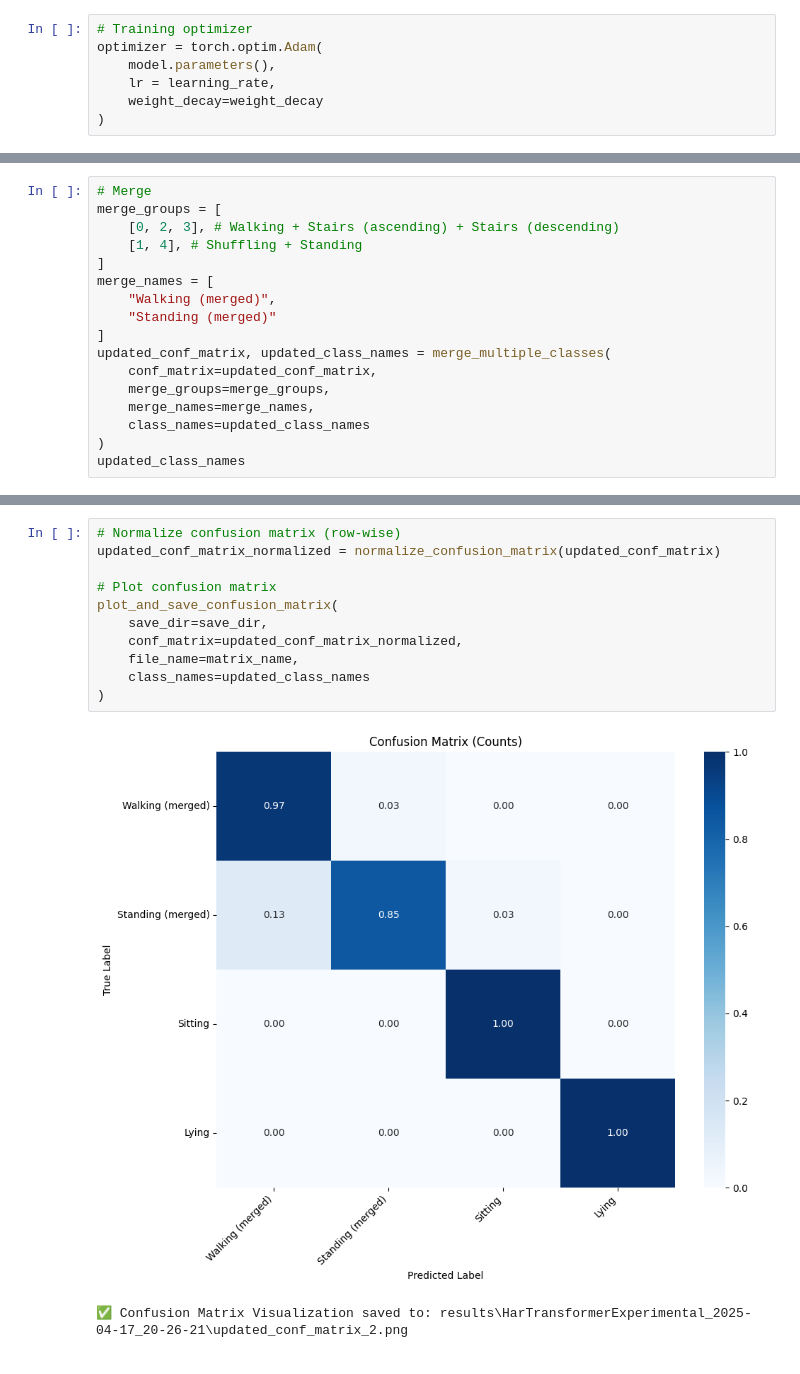
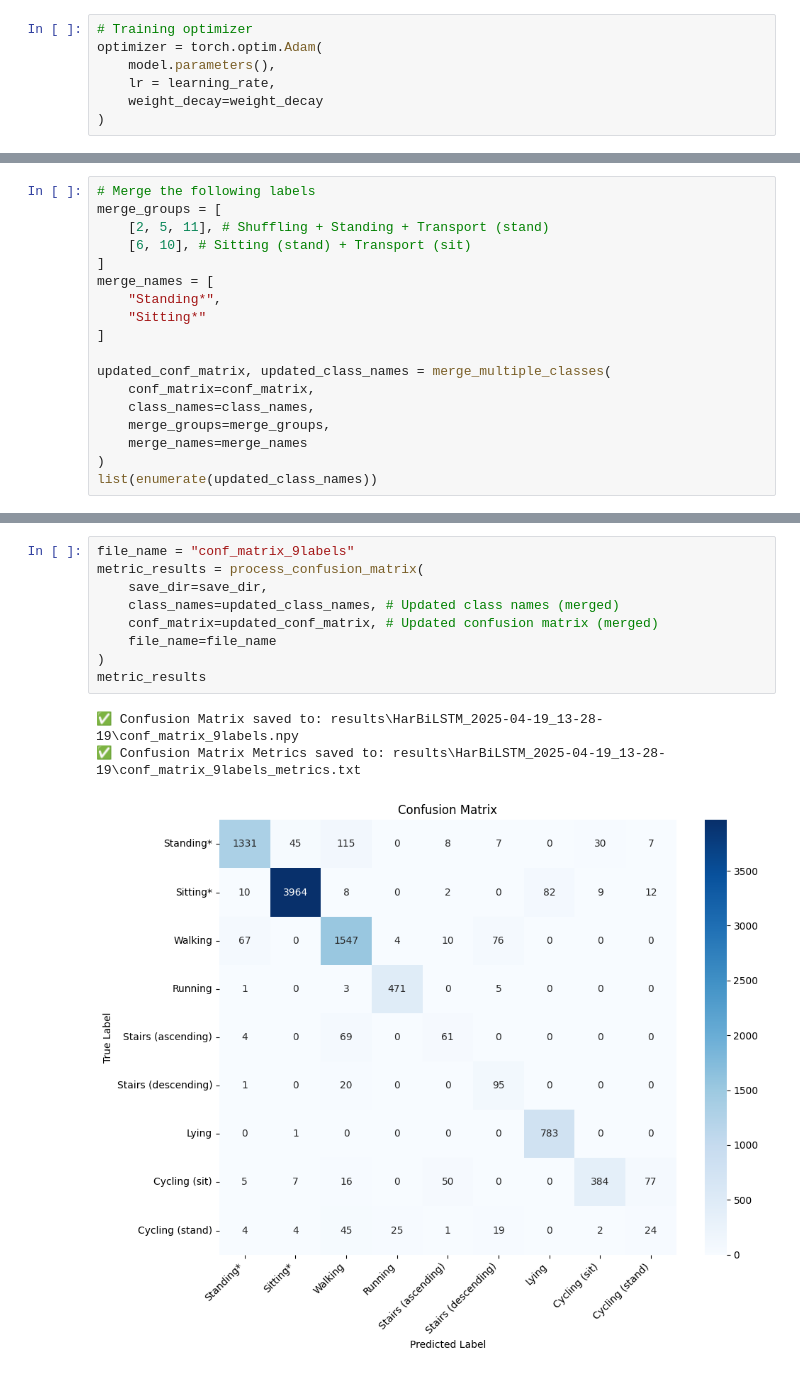
Before and after one commit to thenoobychocobo/human-activity-recognition-70plus, a Jupyter notebook: notebooks/model_training.ipynb, the cells around one changed output, grey strips where cells are left out. Drawn from its saved outputs; the diff is of its cells as text.

```diff
--- a/notebooks/model_training.ipynb
+++ b/notebooks/model_training.ipynb
@@ -311,18 +251,19 @@ updated_class_names
 # %%
-# Merge
+# Merge the following labels
 merge_groups = [
-    [0, 2, 3], # Walking + Stairs (ascending) + Stairs (descending)
-    [1, 4], # Shuffling + Standing
+    [2, 5, 11], # Shuffling + Standing + Transport (stand)
+    [6, 10], # Sitting (stand) + Transport (sit)
 ]
 merge_names = [
-    "Walking (merged)",
-    "Standing (merged)"
+    "Standing*",
+    "Sitting*"
 ]
+
 updated_conf_matrix, updated_class_names = merge_multiple_classes(
-    conf_matrix=updated_conf_matrix,
+    conf_matrix=conf_matrix,
+    class_names=class_names,
     merge_groups=merge_groups,
-    merge_names=merge_names,
-    class_names=updated_class_names
+    merge_names=merge_names
 )
-updated_class_names
+list(enumerate(updated_class_names))
 # %% [output]
@@ -348,14 +279,13 @@ metric_results
-# %%
-# Normalize confusion matrix (row-wise)
-updated_conf_matrix_normalized = normalize_confusion_matrix(updated_conf_matrix)
-
-# Plot confusion matrix
-plot_and_save_confusion_matrix(
-    save_dir=save_dir,
-    conf_matrix=updated_conf_matrix_normalized,
-    file_name=matrix_name,
-    class_names=updated_class_names
-)
-# %% [output]
-[figure, removed]
-✅ Confusion Matrix Visualization saved to: results\HarTransformerExperimental_2025-04-17_20-26-21\updated_conf_matrix_2.png
+# %%
+file_name = "conf_matrix_9labels"
+metric_results = process_confusion_matrix(
+    save_dir=save_dir,
+    class_names=updated_class_names, # Updated class names (merged)
+    conf_matrix=updated_conf_matrix, # Updated confusion matrix (merged)
+    file_name=file_name
+)
+metric_results
+# %% [output]
+✅ Confusion Matrix saved to: results\HarBiLSTM_2025-04-19_13-28-19\conf_matrix_9labels.npy
+✅ Confusion Matrix Metrics saved to: results\HarBiLSTM_2025-04-19_13-28-19\conf_matrix_9labels_metrics.txt
+[figure, added]
```
Also changed, not shown: parts of 25 cells of this notebook, 3 other files.
